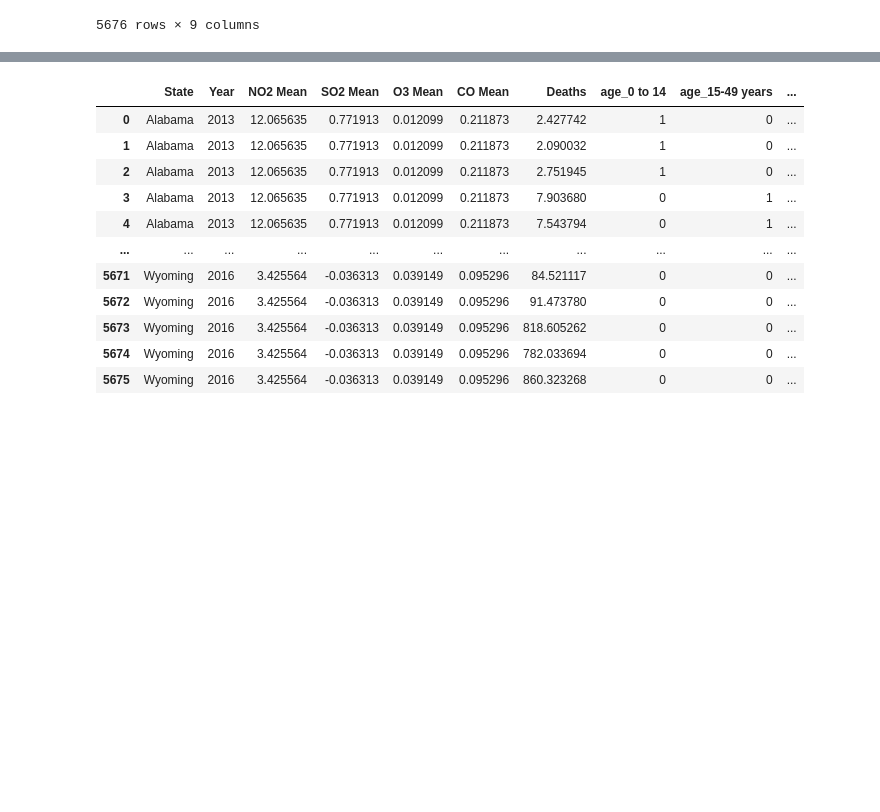
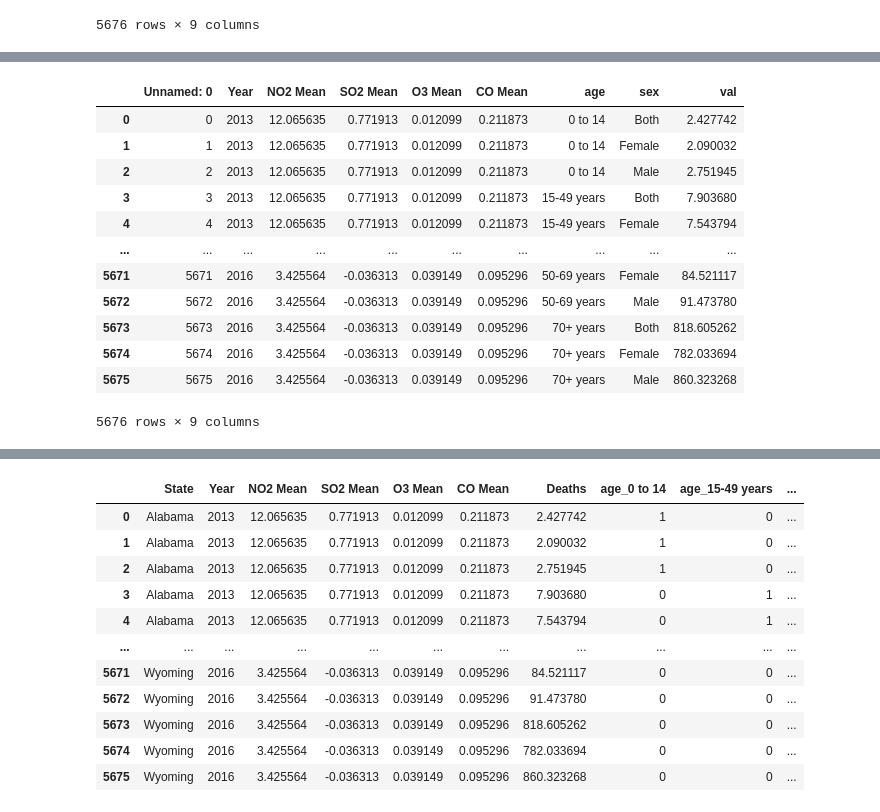
Before and after one commit to DanielD1988/DataScienceProject4thYear, a Jupyter notebook: Final Report.ipynb, the cells around one changed output, grey strips where cells are left out. Cells and saved outputs as stored; diff of their text form; code cells hidden in the pictures; blank space fills up the shorter version.

```diff
--- a/Final Report.ipynb
+++ b/Final Report.ipynb
@@ -432,0 +460,16 @@ df_pollutionANDdeaths_age_us
+# %%
+fulldataSet
+# %% [output]
+|  | Unnamed: 0 | Year | NO2 Mean | SO2 Mean | O3 Mean | CO Mean | age | sex | val |
+| 0 | 0 | 2013 | 12.065635 | 0.771913 | 0.012099 | 0.211873 | 0 to 14 | Both | 2.427742 |
+| 1 | 1 | 2013 | 12.065635 | 0.771913 | 0.012099 | 0.211873 | 0 to 14 | Female | 2.090032 |
+| 2 | 2 | 2013 | 12.065635 | 0.771913 | 0.012099 | 0.211873 | 0 to 14 | Male | 2.751945 |
+| 3 | 3 | 2013 | 12.065635 | 0.771913 | 0.012099 | 0.211873 | 15-49 years | Both | 7.903680 |
+| 4 | 4 | 2013 | 12.065635 | 0.771913 | 0.012099 | 0.211873 | 15-49 years | Female | 7.543794 |
+| ... | ... | ... | ... | ... | ... | ... | ... | ... | ... |
+| 5671 | 5671 | 2016 | 3.425564 | -0.036313 | 0.039149 | 0.095296 | 50-69 years | Female | 84.521117 |
+| 5672 | 5672 | 2016 | 3.425564 | -0.036313 | 0.039149 | 0.095296 | 50-69 years | Male | 91.473780 |
+| 5673 | 5673 | 2016 | 3.425564 | -0.036313 | 0.039149 | 0.095296 | 70+ years | Both | 818.605262 |
+| 5674 | 5674 | 2016 | 3.425564 | -0.036313 | 0.039149 | 0.095296 | 70+ years | Female | 782.033694 |
+| 5675 | 5675 | 2016 | 3.425564 | -0.036313 | 0.039149 | 0.095296 | 70+ years | Male | 860.323268 |
+5676 rows × 9 columns
```
Also changed, not shown: parts of 134 cells of this notebook.
